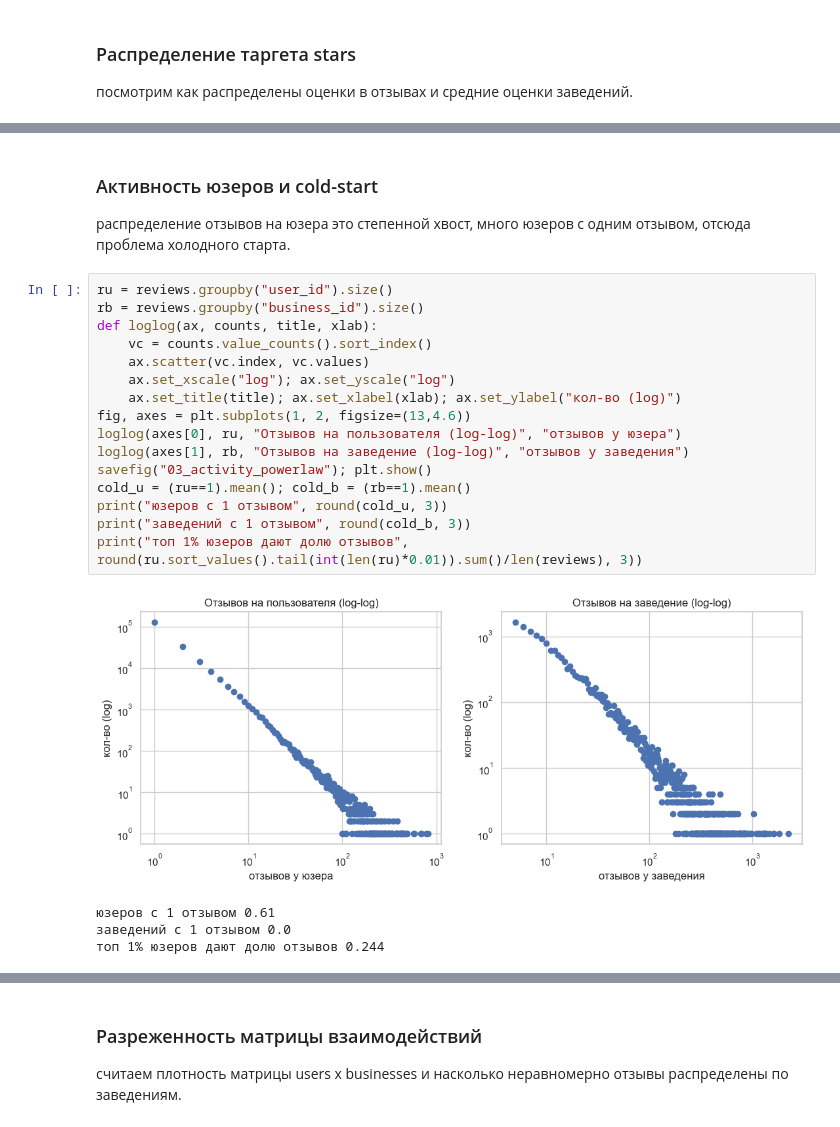
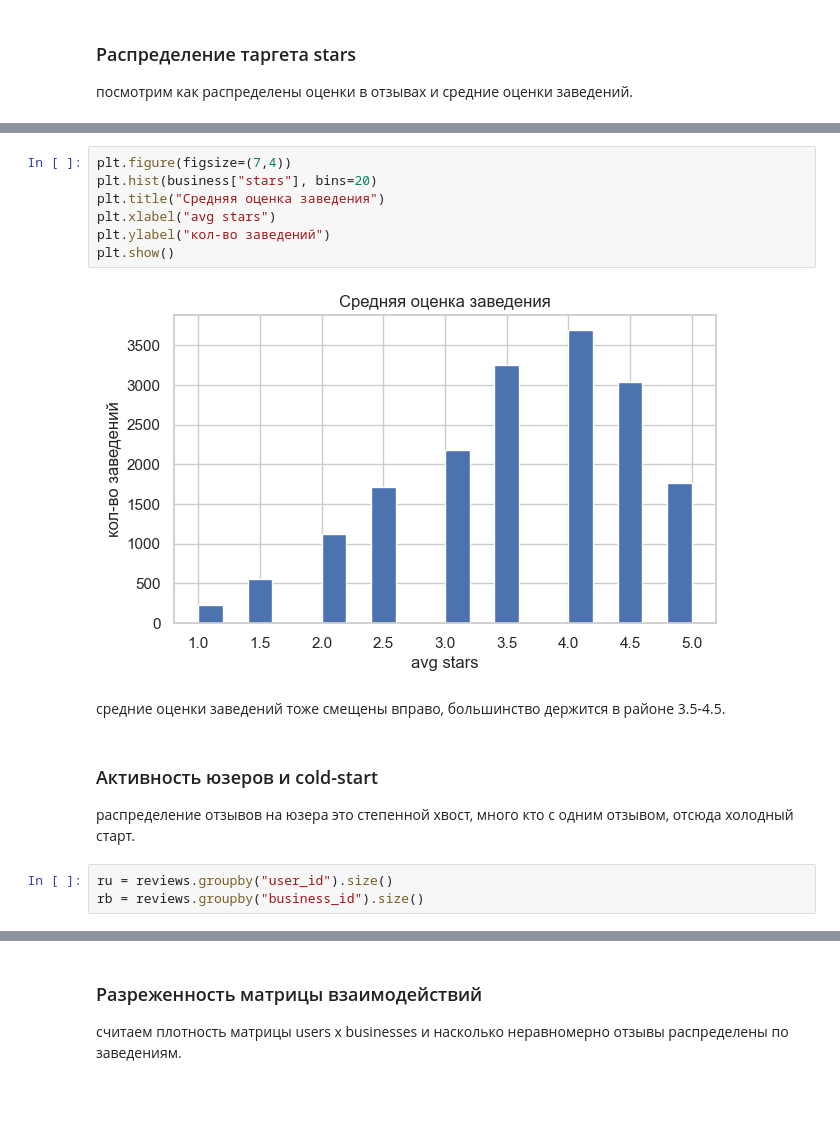
Before and after one commit to bluesteelll/gp5, a Jupyter notebook: notebooks/EDA_2.ipynb, the cells around one changed output, grey strips where cells are left out. Cells and saved outputs as stored; diff of their text form; blank space fills up the shorter version.

```diff
--- a/notebooks/EDA_2.ipynb
+++ b/notebooks/EDA_2.ipynb
@@ -123,24 +103,17 @@ print("средняя оценка:", round(reviews['stars'].mean(), 3))
+# %%
+plt.figure(figsize=(7,4))
+plt.hist(business["stars"], bins=20)
+plt.title("Средняя оценка заведения")
+plt.xlabel("avg stars")
+plt.ylabel("кол-во заведений")
+plt.show()
+# %% [output]
+[figure, added]
+# %% [markdown]
+средние оценки заведений тоже смещены вправо, большинство держится в районе 3.5-4.5.
 # %% [markdown]
 ### Активность юзеров и cold-start
-распределение отзывов на юзера это степенной хвост, много юзеров с одним отзывом, отсюда проблема холодного старта.
+распределение отзывов на юзера это степенной хвост, много кто с одним отзывом, отсюда холодный старт.
-# %%
-ru = reviews.groupby("user_id").size()
-rb = reviews.groupby("business_id").size()
-def loglog(ax, counts, title, xlab):
-    vc = counts.value_counts().sort_index()
-    ax.scatter(vc.index, vc.values)
-    ax.set_xscale("log"); ax.set_yscale("log")
-    ax.set_title(title); ax.set_xlabel(xlab); ax.set_ylabel("кол-во (log)")
-fig, axes = plt.subplots(1, 2, figsize=(13,4.6))
-loglog(axes[0], ru, "Отзывов на пользователя (log-log)", "отзывов у юзера")
-loglog(axes[1], rb, "Отзывов на заведение (log-log)", "отзывов у заведения")
-savefig("03_activity_powerlaw"); plt.show()
-cold_u = (ru==1).mean(); cold_b = (rb==1).mean()
-print("юзеров с 1 отзывом", round(cold_u, 3))
-print("заведений с 1 отзывом", round(cold_b, 3))
-print("топ 1% юзеров дают долю отзывов", round(ru.sort_values().tail(int(len(ru)*0.01)).sum()/len(reviews), 3))
-# %% [output]
-[figure, removed]
-юзеров с 1 отзывом 0.61
-заведений с 1 отзывом 0.0
-топ 1% юзеров дают долю отзывов 0.244
+# %%
+ru = reviews.groupby("user_id").size()
+rb = reviews.groupby("business_id").size()
```
Also changed, not shown: parts of 58 cells of this notebook, 1 other file.
